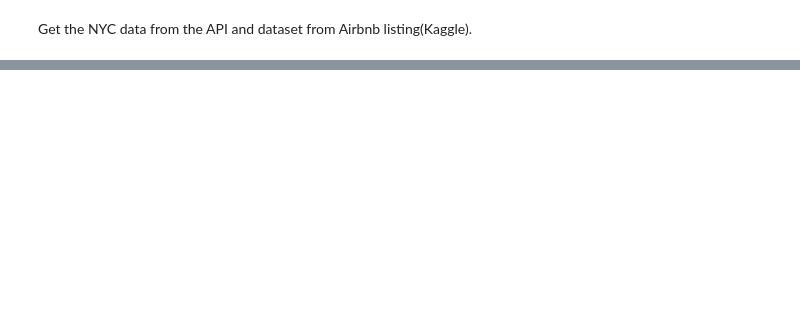
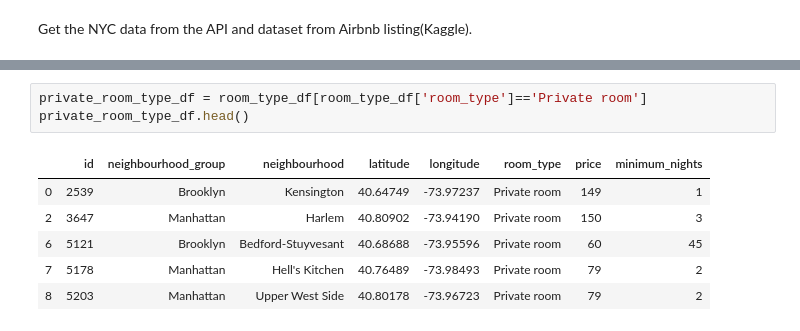
Before and after one commit to rubywyest/ProjectTwoRepo-Airbnb, a Jupyter notebook: Airbnb_NYC.ipynb, the cells around one changed output, grey strips where cells are left out. Drawn from its saved outputs; the diff is of its cells as text; blank space fills up the shorter version.

```diff
--- a/Airbnb_NYC.ipynb
+++ b/Airbnb_NYC.ipynb
@@ -39,0 +62,10 @@ airbnb_data.head(20)
+# %%
+private_room_type_df = room_type_df[room_type_df['room_type']=='Private room']
+private_room_type_df.head()
+# %% [output]
+|  | id | neighbourhood_group | neighbourhood | latitude | longitude | room_type | price | minimum_nights |
+| 0 | 2539 | Brooklyn | Kensington | 40.64749 | -73.97237 | Private room | 149 | 1 |
+| 2 | 3647 | Manhattan | Harlem | 40.80902 | -73.94190 | Private room | 150 | 3 |
+| 6 | 5121 | Brooklyn | Bedford-Stuyvesant | 40.68688 | -73.95596 | Private room | 60 | 45 |
+| 7 | 5178 | Manhattan | Hell's Kitchen | 40.76489 | -73.98493 | Private room | 79 | 2 |
+| 8 | 5203 | Manhattan | Upper West Side | 40.80178 | -73.96723 | Private room | 79 | 2 |
```
Also changed, not shown: parts of 13 cells of this notebook, 3 other files.
